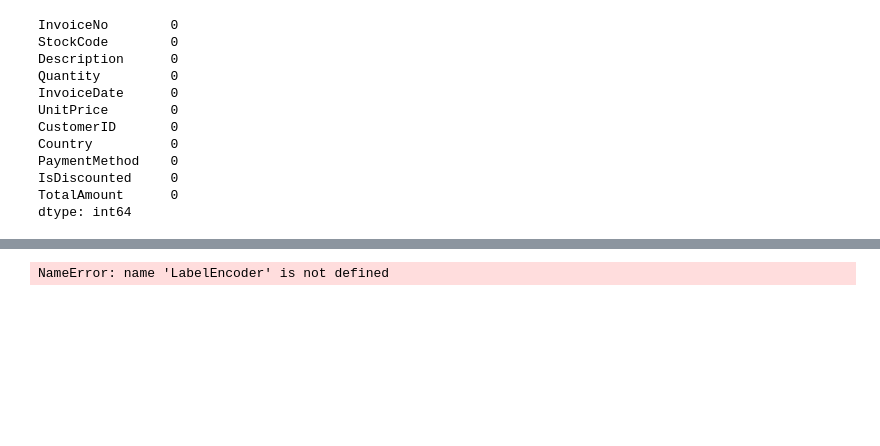
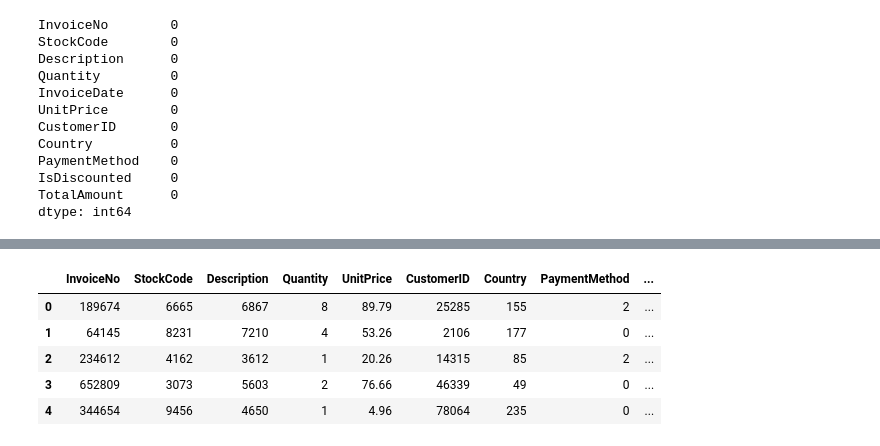
Before and after one commit to dev-S-t/infosis, a Jupyter notebook: Assignment3/Sahil_Tomar.ipynb, the cells around one changed output, grey strips where cells are left out. Cells and saved outputs as stored; diff of their text form; code cells hidden in the pictures; blank space fills up the shorter version.

```diff
--- a/Assignment3/Sahil_Tomar.ipynb
+++ b/Assignment3/Sahil_Tomar.ipynb
@@ -112,13 +112,19 @@ df.head()
 # %%
 df = df.drop(['InvoiceDate'], axis=1)
 # %%
-df['IsDiscounted'] = df['IsDiscounted'].map({'TRUE': 1, 'FALSE': 0})
+
+df['IsDiscounted'] = df['IsDiscounted'].map({True: 1, False: 0})
 # %%
 from sklearn.preprocessing import LabelEncoder
 le = LabelEncoder()
-categorical_features = ['StockCode', 'Description', 'Country', 'PaymentMethod']
+categorical_features = ['StockCode', 'Description', 'Country', 'PaymentMethod',"Weekday"]
 for feature in categorical_features:
     df[feature] = le.fit_transform(df[feature])
 df.head()
 # %% [output]
-NameError: name 'LabelEncoder' is not defined
+|  | InvoiceNo | StockCode | Description | Quantity | UnitPrice | CustomerID | Country | PaymentMethod | ... |
+| 0 | 189674 | 6665 | 6867 | 8 | 89.79 | 25285 | 155 | 2 | ... |
+| 1 | 64145 | 8231 | 7210 | 4 | 53.26 | 2106 | 177 | 0 | ... |
+| 2 | 234612 | 4162 | 3612 | 1 | 20.26 | 14315 | 85 | 2 | ... |
+| 3 | 652809 | 3073 | 5603 | 2 | 76.66 | 46339 | 49 | 0 | ... |
+| 4 | 344654 | 9456 | 4650 | 1 | 4.96 | 78064 | 235 | 0 | ... |
```
Also changed, not shown: parts of 2 cells of this notebook.
